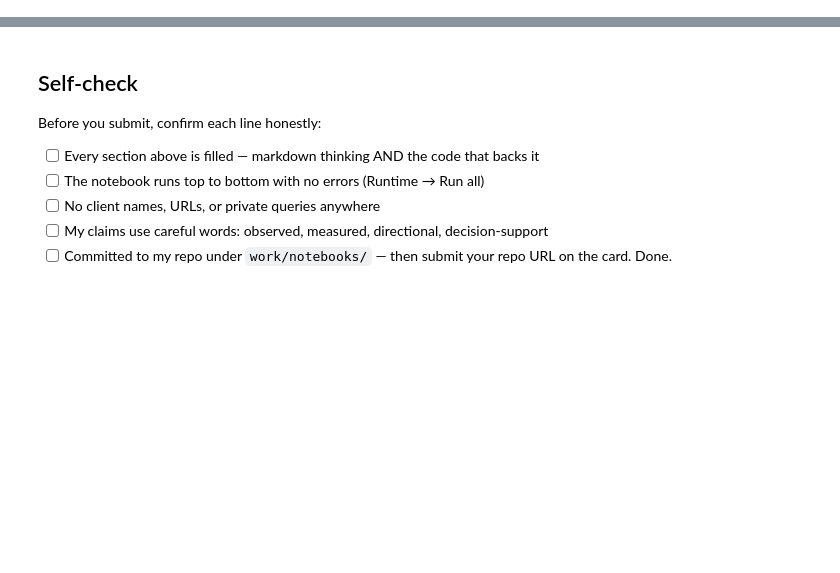
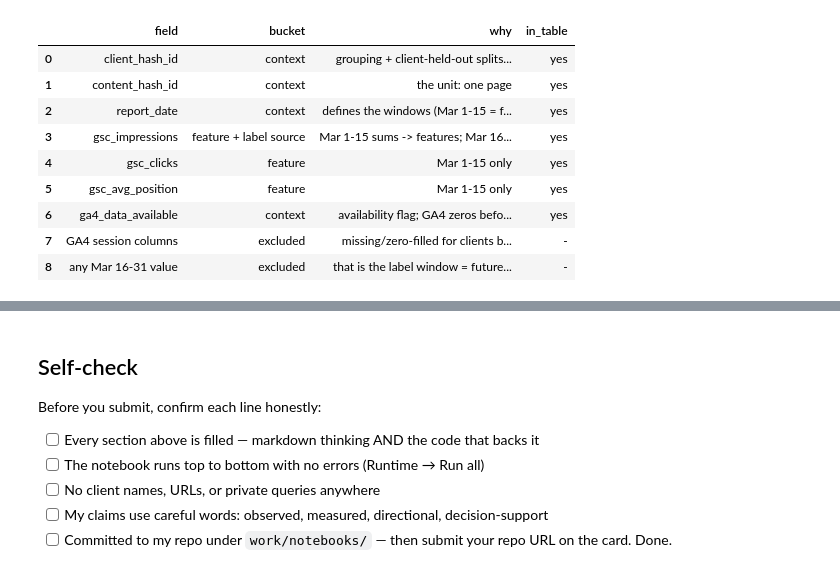
Before and after one commit to MuhammadSulaiman08/FLYRANK-ML-INTERNSHIP, a Jupyter notebook: work/notebooks/w03_data_contract.ipynb, the cells around one changed output, grey strips where cells are left out. Drawn from its saved outputs; the diff is of its cells as text; code cells hidden in the pictures; blank space fills up the shorter version.

```diff
--- a/work/notebooks/w03_data_contract.ipynb
+++ b/work/notebooks/w03_data_contract.ipynb
@@ -36,0 +26,26 @@ This skeleton is yours to fill. Work the sections **in order** — each one has
+# %%
+contract = pd.DataFrame([
+    ("client_hash_id",      "context",  "grouping + client-held-out splits only, never a feature"),
+    ("content_hash_id",     "context",  "the unit: one page"),
+    ("report_date",         "context",  "defines the windows (Mar 1-15 = features, Mar 16-31 = label)"),
+    ("gsc_impressions",     "feature + label source", "Mar 1-15 sums -> features; Mar 16-31 -> label only"),
+    ("gsc_clicks",          "feature",  "Mar 1-15 only"),
+    ("gsc_avg_position",    "feature",  "Mar 1-15 only"),
+    ("ga4_data_available",  "context",  "availability flag; GA4 zeros before a client's GA4 start are fill, not 'no traffic'"),
+    ("GA4 session columns", "excluded", "missing/zero-filled for clients before GA4 start -> I stay GSC-only for now"),
+    ("any Mar 16-31 value", "excluded", "that is the label window = future at the decision moment (leakage)"),
+], columns=["field", "bucket", "why"])
+have = set(cols["column_name"])
+contract["in_table"] = contract["field"].map(lambda f: "yes" if f in have else "-")
+contract
+# %% [output]
+|  | field | bucket | why | in_table |
+| 0 | client_hash_id | context | grouping + client-held-out splits... | yes |
+| 1 | content_hash_id | context | the unit: one page | yes |
+| 2 | report_date | context | defines the windows (Mar 1-15 = f... | yes |
+| 3 | gsc_impressions | feature + label source | Mar 1-15 sums -> features; Mar 16... | yes |
+| 4 | gsc_clicks | feature | Mar 1-15 only | yes |
+| 5 | gsc_avg_position | feature | Mar 1-15 only | yes |
+| 6 | ga4_data_available | context | availability flag; GA4 zeros befo... | yes |
+| 7 | GA4 session columns | excluded | missing/zero-filled for clients b... | - |
+| 8 | any Mar 16-31 value | excluded | that is the label window = future... | - |
```
Also changed, not shown: parts of 18 cells of this notebook.
